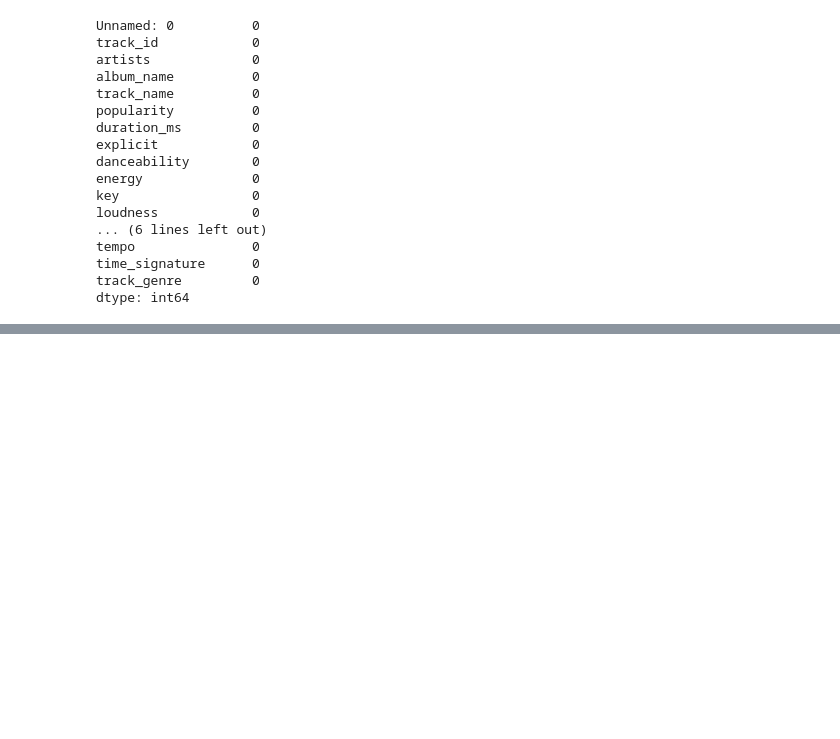
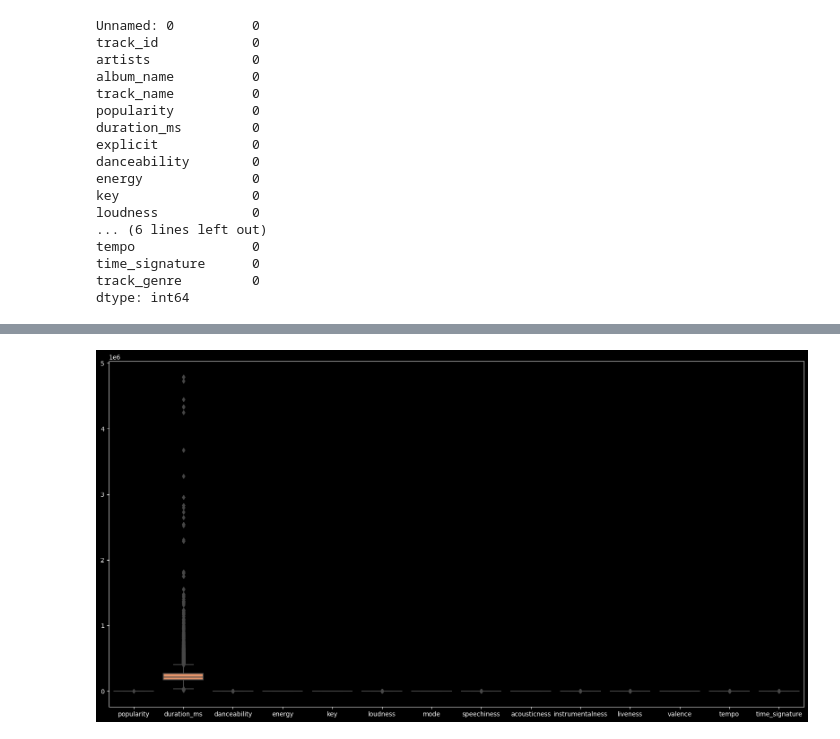
Before and after one commit to RheedWhan/Music-Genre-Classification, a Jupyter notebook: Music_Genre_Classification.ipynb, the cells around one changed output, grey strips where cells are left out. Cells and saved outputs as stored; diff of their text form; code cells hidden in the pictures; blank space fills up the shorter version.

```diff
--- a/Music_Genre_Classification.ipynb
+++ b/Music_Genre_Classification.ipynb
@@ -158 +161,9 @@ df.describe() # Summary of the data
 | max | 100.000000 | 4.789026e+06 | 0.983000 | 1.000000 | 11.000000 | 4.532000 | 1.000000 | 0.965000 | 0.996000 | ... |
+# %%
+# Visualize the dataset with boxplot to see the outliers
+plt.style.use('dark_background')
+plt.figure(figsize=(20,10))
+sns.boxplot(data=df)
+plt.show()
+# %% [output]
+[figure, added]
```
Also changed, not shown: parts of 18 cells of this notebook.
